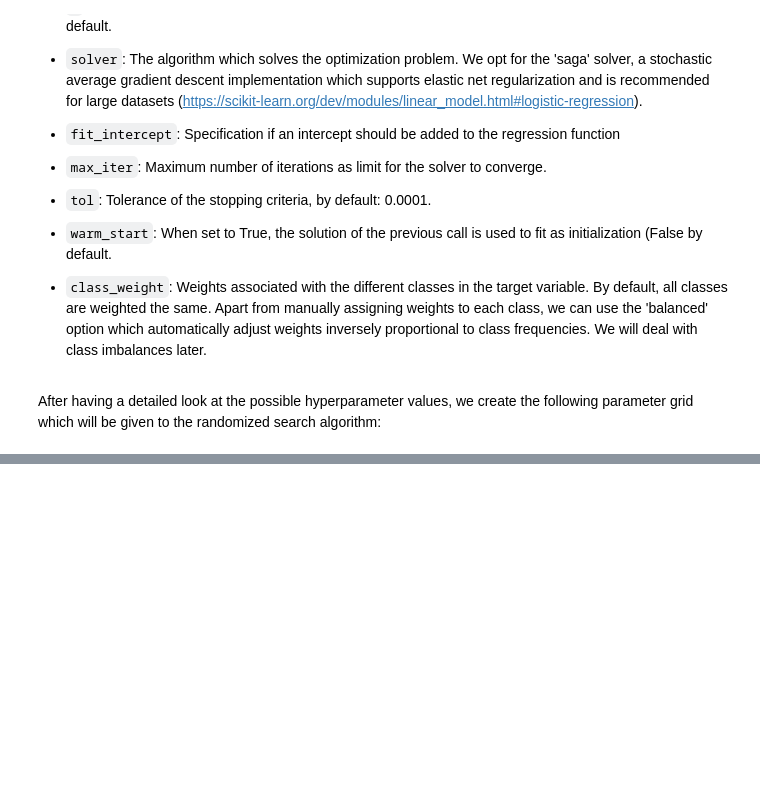
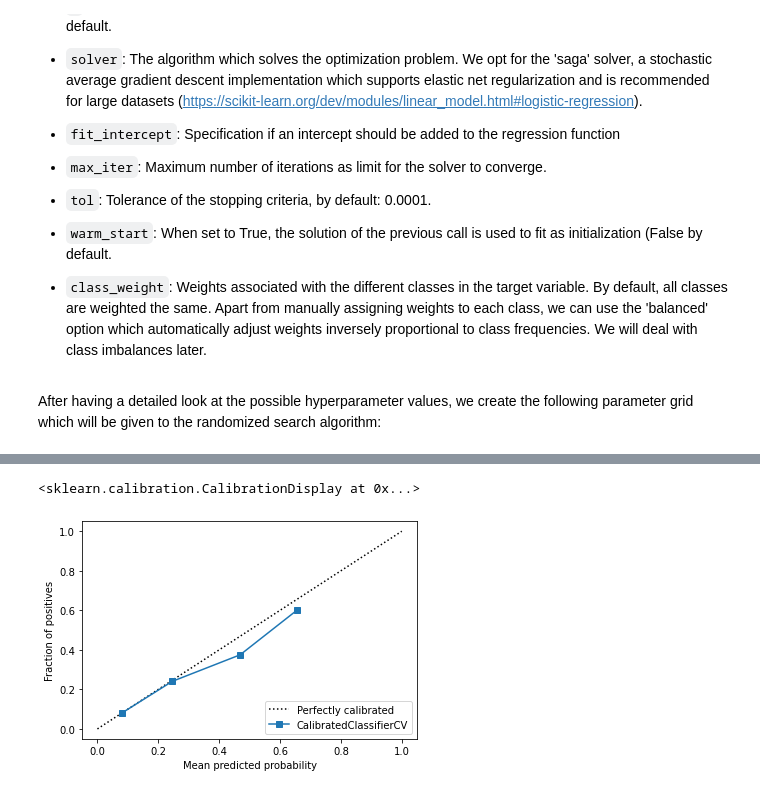
Before and after one commit to F4LLC0N3R/ML-Group-2---Diabetes, a Jupyter notebook: Logistic Regression.ipynb, the cells around one changed output, grey strips where cells are left out. Drawn from its saved outputs; the diff is of its cells as text; code cells hidden in the pictures; blank space fills up the shorter version.

```diff
--- a/Logistic Regression.ipynb
+++ b/Logistic Regression.ipynb
@@ -280,4 +218,4 @@ CalibrationDisplay.from_predictions()
 # %%
 # fit and calibrate model on training data
-calibrated_model = CalibratedClassifierCV(clf)
+calibrated_model = CalibratedClassifierCV(pipe, n_jobs=-1)
 calibrated_model.fit(X_train, y_train)
@@ -283,0 +229,8 @@ calibrated_model.fit(X_train, y_train)
+# %%
+# scikit-learn 1.0 needed
+# show calibration curve of calibrated model
+
+CalibrationDisplay.from_estimator(calibrated_model, X_test, y_test)
+# %% [output]
+<sklearn.calibration.CalibrationDisplay at 0x...>
+[figure, added]
```
Also changed, not shown: parts of 26 cells of this notebook.
